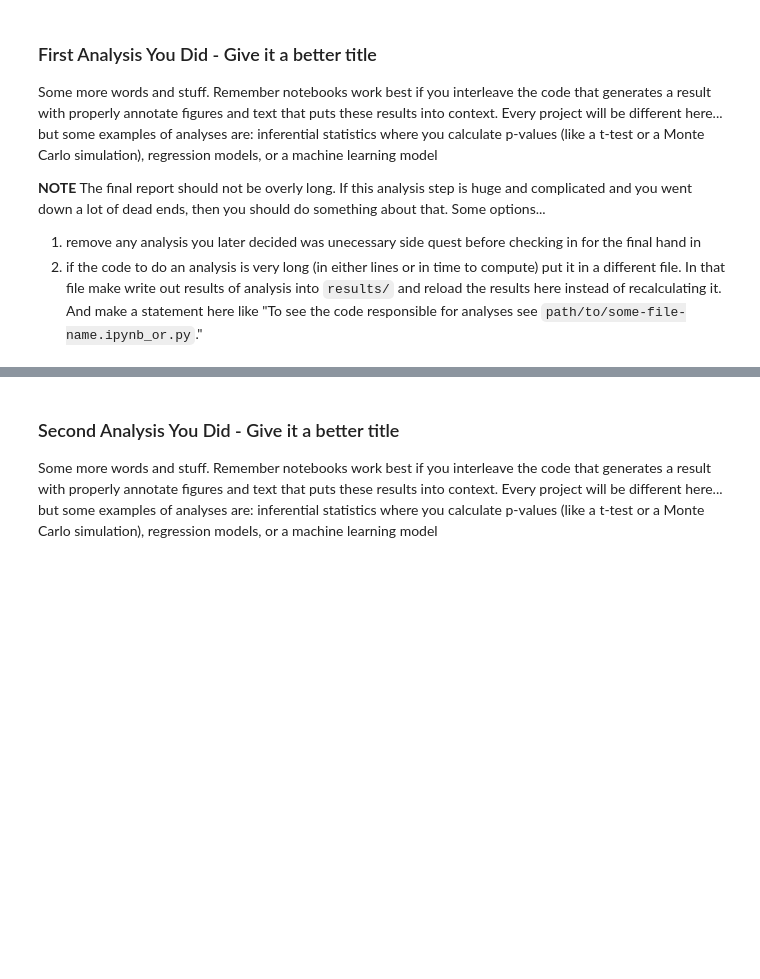
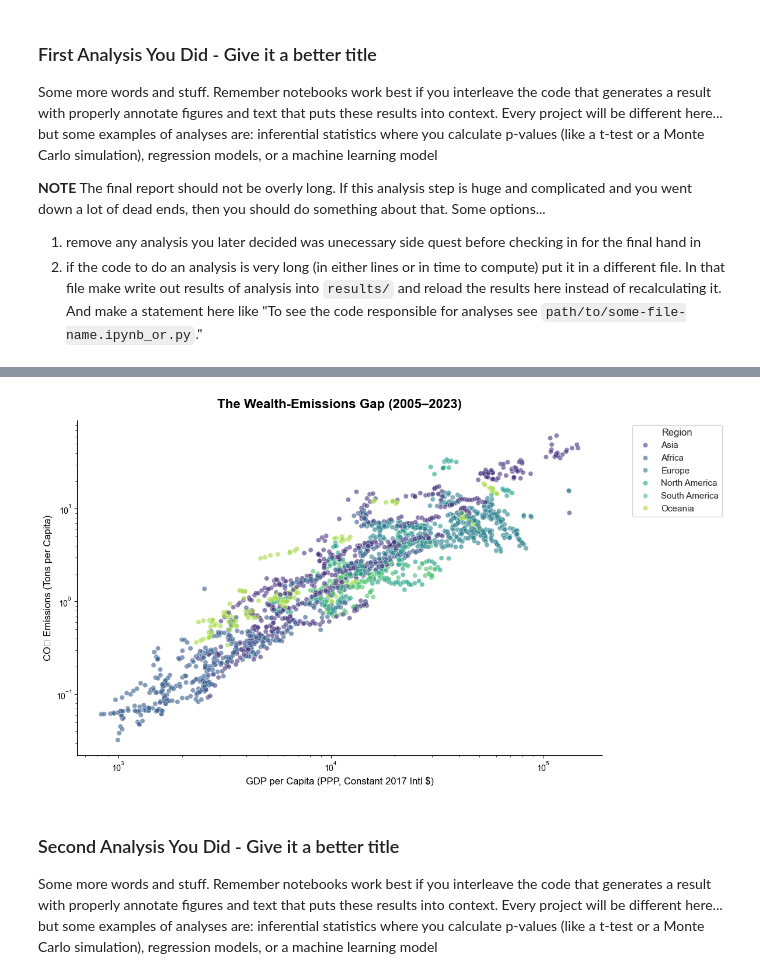
Before and after one commit to COGS108/Group133_WI26, a Jupyter notebook: 03-FinalProject.ipynb, the cells around one changed output, grey strips where cells are left out. Cells and saved outputs as stored; diff of their text form; code cells hidden in the pictures; blank space fills up the shorter version.

```diff
--- a/03-FinalProject.ipynb
+++ b/03-FinalProject.ipynb
@@ -215,3 +226,34 @@ Some more words and stuff.  Remember notebooks work best if you interleave the c
+# %%
+df = pd.read_csv("data/02-processed/climate_inequality_2005_2023.csv")
+# %%
+fig, ax = plt.subplots(figsize=(12, 7))
+sns.set_theme(style="whitegrid")
+
+sns.scatterplot(
+    data=df,
+    x='gdp_per_capita_ppp_const',
+    y='co2_tons_per_capita',
+    hue='owid_region',
+    alpha=0.6,
+    edgecolor='w',
+    palette='viridis',
+    ax=ax
+)
+
+ax.set_xscale("log")
+ax.set_yscale("log")
+
+plt.title('The Wealth-Emissions Gap (2005–2023)', fontsize=16, fontweight='bold', pad=15)
+plt.xlabel('GDP per Capita (PPP, Constant 2017 Intl $)', fontsize=12)
+plt.ylabel('CO₂ Emissions (Tons per Capita)', fontsize=12)
+plt.legend(title='Region', bbox_to_anchor=(1.05, 1), loc='upper left')
+
+sns.despine()
+plt.tight_layout()
+plt.savefig("results/fig1_wealth_emissions_scatter.png", dpi=150, bbox_inches='tight')
+plt.show()
+# %% [output]
+[figure, added]
 # %% [markdown]
 ### Second Analysis You Did - Give it a better title
 
```
Also changed, not shown: parts of 3 cells of this notebook, 1 other file.
